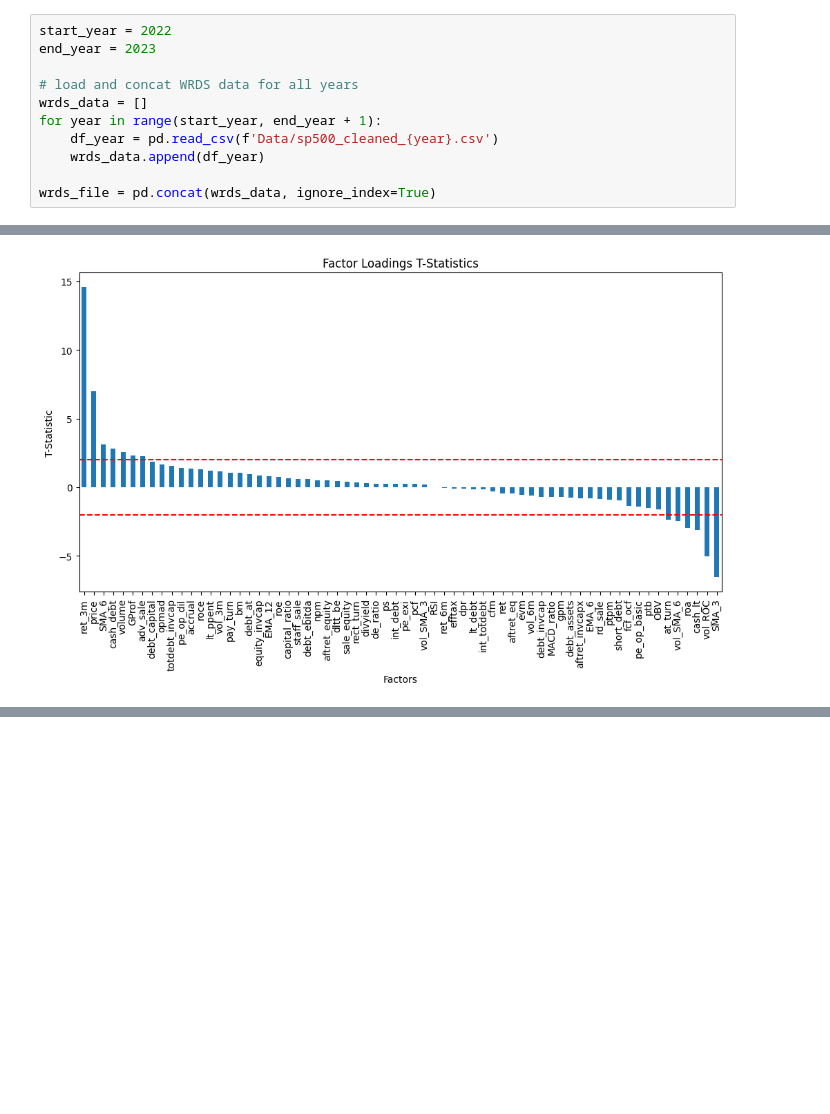
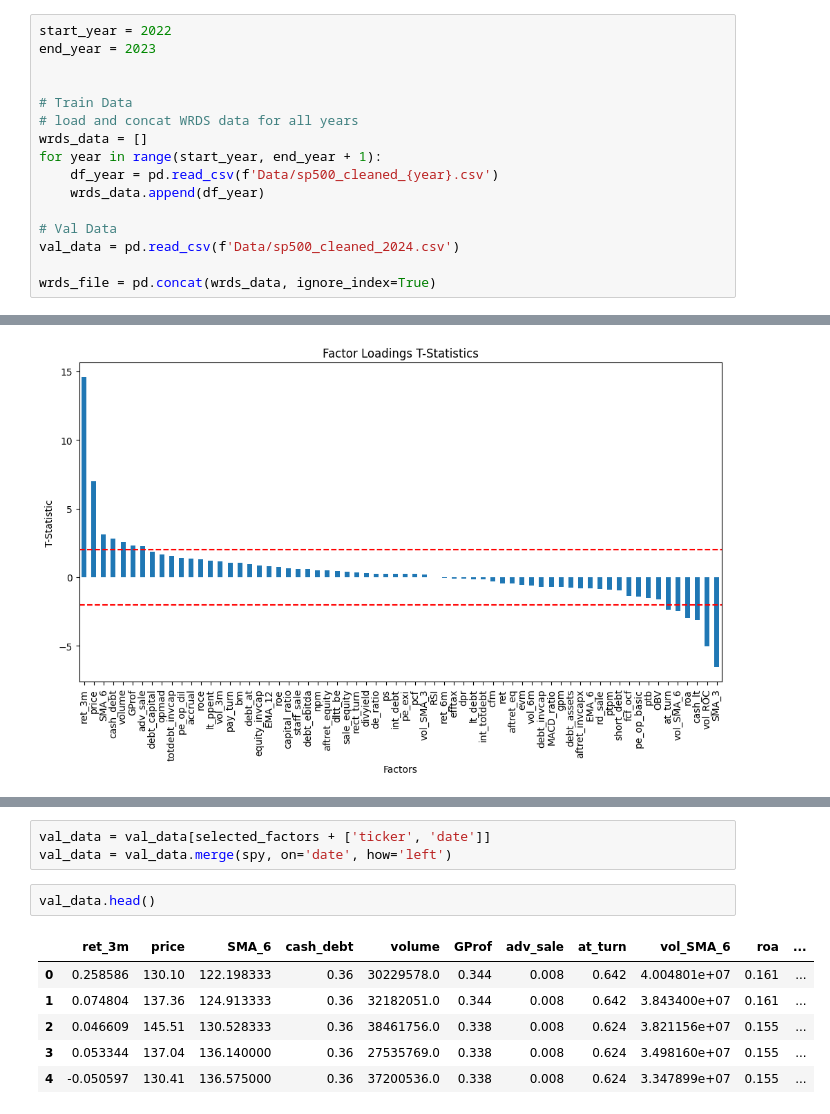
Before and after one commit to IshitBajpai/HFS, a Jupyter notebook: EDA.ipynb, the cells around one changed output, grey strips where cells are left out. Saved outputs shown, nothing was run; the diff lists cells and outputs as text; blank space fills up the shorter version.

Commit message:
add Data

```diff
--- a/EDA.ipynb
+++ b/EDA.ipynb
@@ -9,10 +9,15 @@ pd.set_option('display.max_rows', None)
 start_year = 2022
 end_year = 2023
 
+
+# Train Data
 # load and concat WRDS data for all years
 wrds_data = []
 for year in range(start_year, end_year + 1):
     df_year = pd.read_csv(f'Data/sp500_cleaned_{year}.csv')
     wrds_data.append(df_year)
 
+# Val Data
+val_data = pd.read_csv(f'Data/sp500_cleaned_2024.csv')
+
 wrds_file = pd.concat(wrds_data, ignore_index=True)
@@ -243,0 +225,12 @@ plt.show()
+# %%
+val_data = val_data[selected_factors + ['ticker', 'date']]
+val_data = val_data.merge(spy, on='date', how='left')
+# %%
+val_data.head()
+# %% [output]
+|  | ret_3m | price | SMA_6 | cash_debt | volume | GProf | adv_sale | at_turn | vol_SMA_6 | roa | ... |
+| 0 | 0.258586 | 130.10 | 122.198333 | 0.36 | 30229578.0 | 0.344 | 0.008 | 0.642 | 4.004801e+07 | 0.161 | ... |
+| 1 | 0.074804 | 137.36 | 124.913333 | 0.36 | 32182051.0 | 0.344 | 0.008 | 0.642 | 3.843400e+07 | 0.161 | ... |
+| 2 | 0.046609 | 145.51 | 130.528333 | 0.36 | 38461756.0 | 0.338 | 0.008 | 0.624 | 3.821156e+07 | 0.155 | ... |
+| 3 | 0.053344 | 137.04 | 136.140000 | 0.36 | 27535769.0 | 0.338 | 0.008 | 0.624 | 3.498160e+07 | 0.155 | ... |
+| 4 | -0.050597 | 130.41 | 136.575000 | 0.36 | 37200536.0 | 0.338 | 0.008 | 0.624 | 3.347899e+07 | 0.155 | ... |
```
Also changed, not shown: parts of 11 cells of this notebook, 6 other files.
